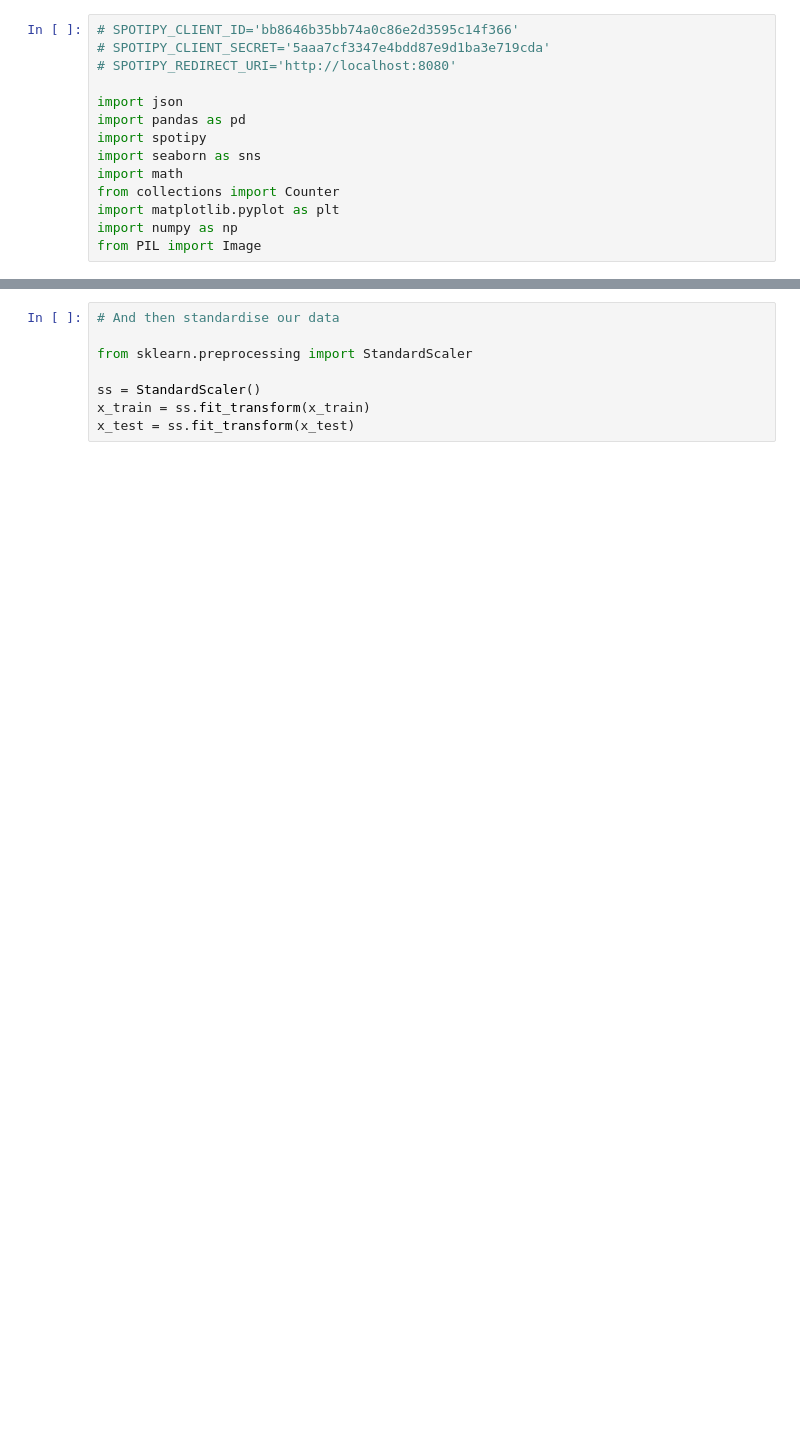
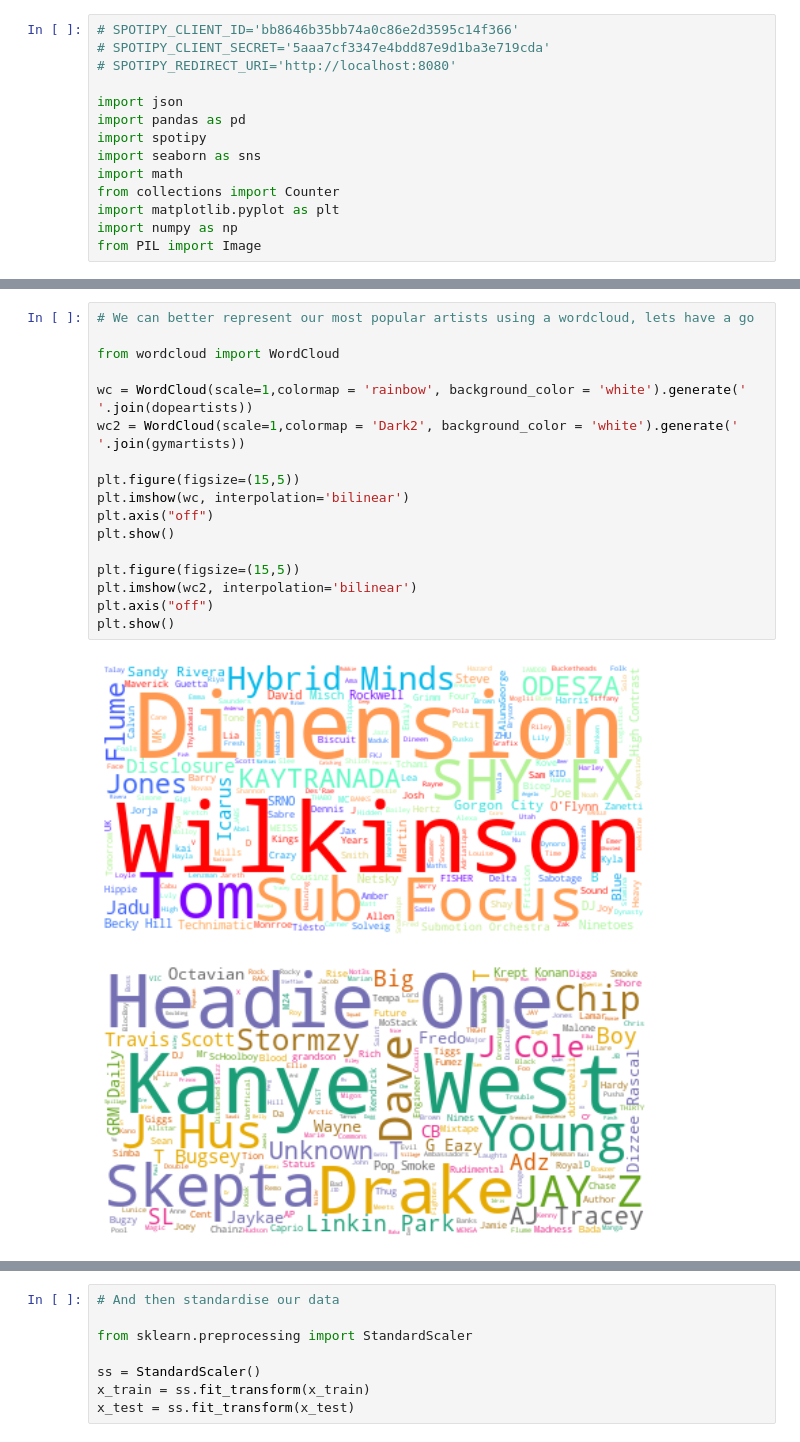
Before and after one commit to jlou711/Spotify-Sorting-Hat, a Jupyter notebook: Spotipy Sorting Hat.ipynb, the cells around one changed output, grey strips where cells are left out. Drawn from its saved outputs; the diff is of its cells as text; blank space fills up the shorter version.

```diff
--- a/Spotipy Sorting Hat.ipynb
+++ b/Spotipy Sorting Hat.ipynb
@@ -677,0 +248,20 @@ x_train
+# %%
+# We can better represent our most popular artists using a wordcloud, lets have a go
+
+from wordcloud import WordCloud
+
+wc = WordCloud(scale=1,colormap = 'rainbow', background_color = 'white').generate(' '.join(dopeartists))
+wc2 = WordCloud(scale=1,colormap = 'Dark2', background_color = 'white').generate(' '.join(gymartists))
+
+plt.figure(figsize=(15,5))
+plt.imshow(wc, interpolation='bilinear')
+plt.axis("off")
+plt.show()
+
+plt.figure(figsize=(15,5))
+plt.imshow(wc2, interpolation='bilinear')
+plt.axis("off")
+plt.show()
+# %% [output]
+[figure, added]
+[figure, added]
```
Also changed, not shown: parts of 90 cells of this notebook.
